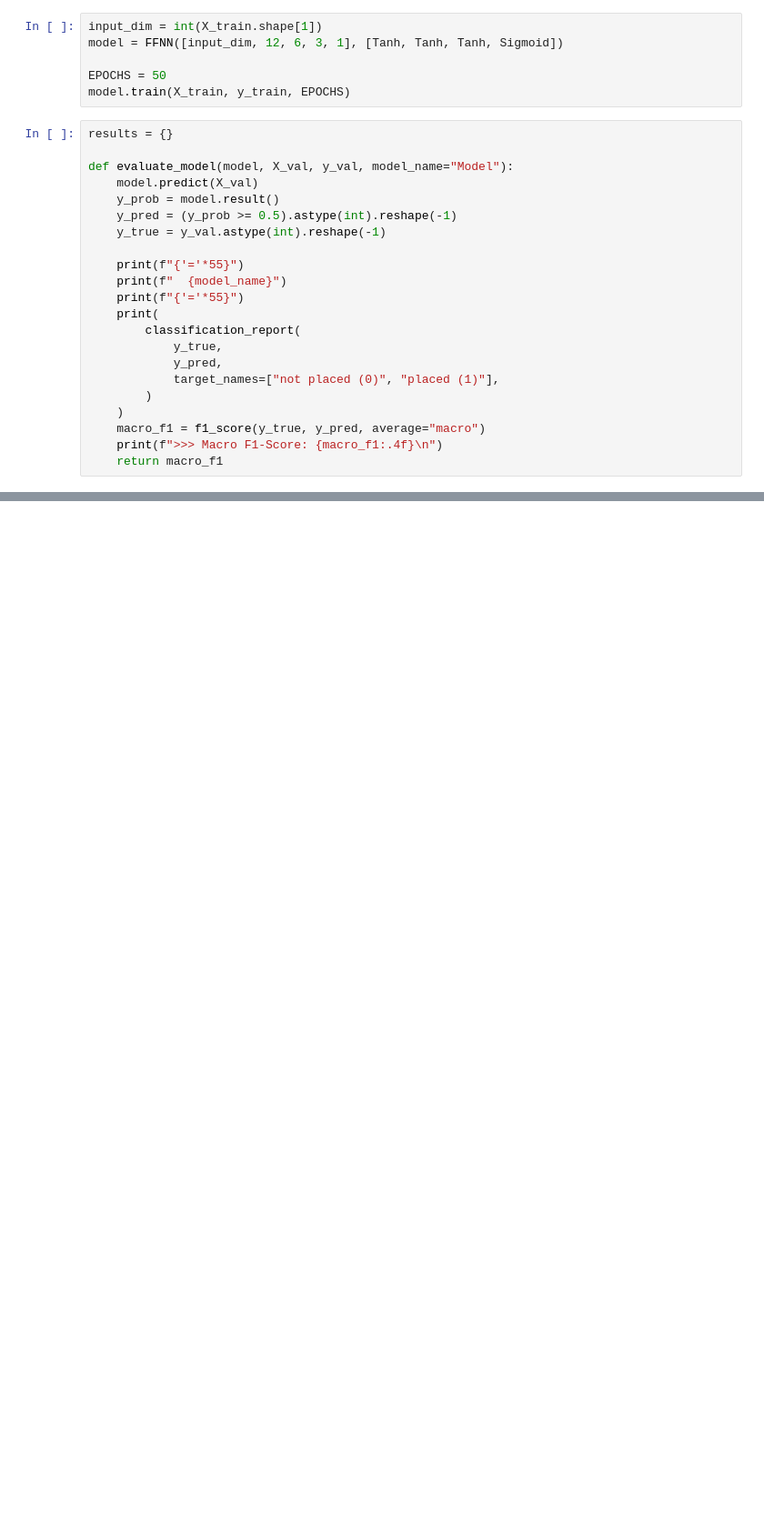
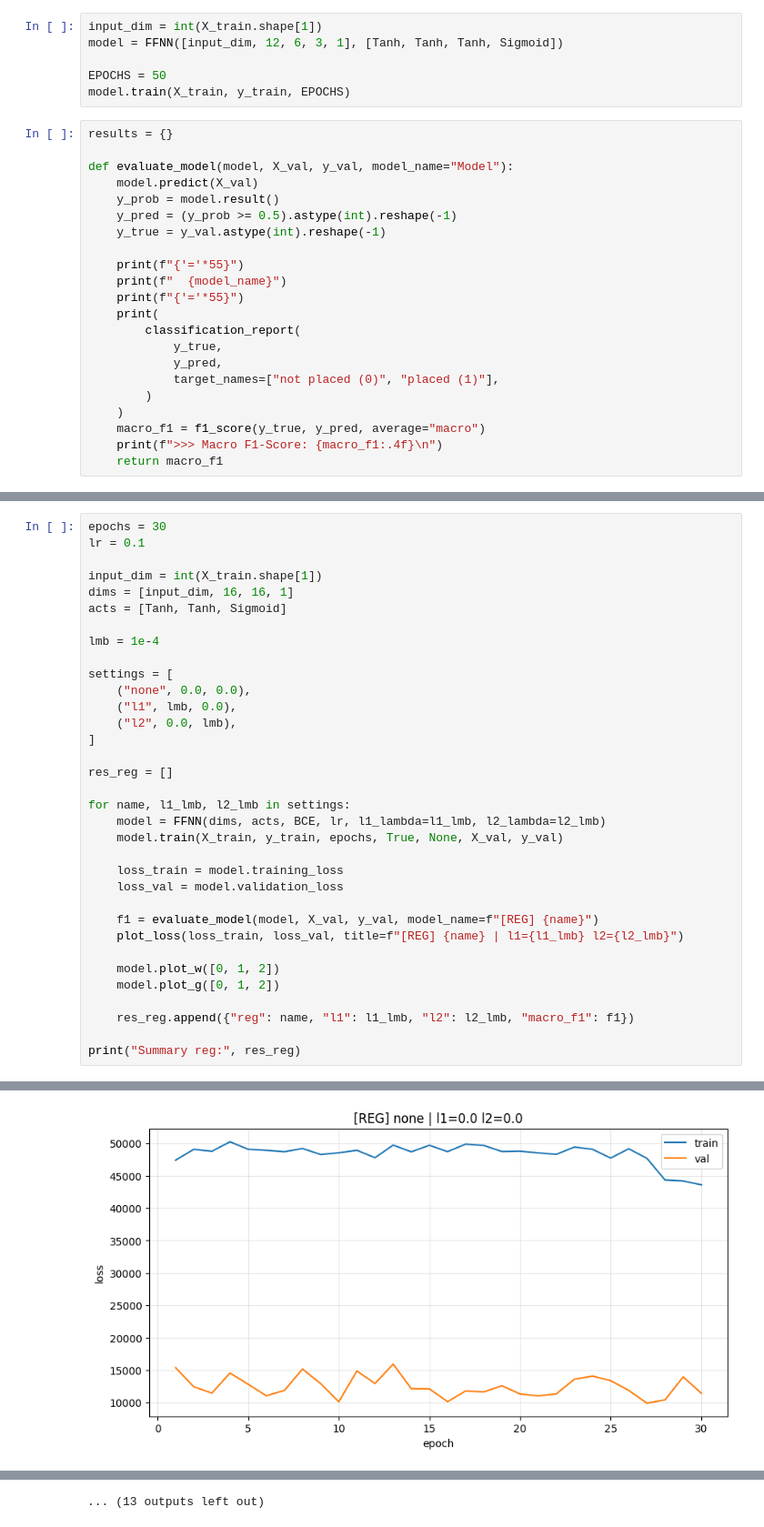
Before and after one commit to FaqihMSY/FFNN-from-scratch, a Jupyter notebook: main.ipynb, the cells around one changed output, grey strips where cells are left out. Shown at 91% size. Saved outputs shown, nothing was run; the diff lists cells and outputs as text; blank space fills up the shorter version.

```diff
--- a/main.ipynb
+++ b/main.ipynb
@@ -172,0 +500,35 @@ def evaluate_model(model, X_val, y_val, model_name="Model"):
+# %%
+epochs = 30
+lr = 0.1
+
+input_dim = int(X_train.shape[1])
+dims = [input_dim, 16, 16, 1]
+acts = [Tanh, Tanh, Sigmoid]
+
+lmb = 1e-4
+
+settings = [
+    ("none", 0.0, 0.0),
+    ("l1", lmb, 0.0),
+    ("l2", 0.0, lmb),
+]
+
+res_reg = []
+
+for name, l1_lmb, l2_lmb in settings:
+    model = FFNN(dims, acts, BCE, lr, l1_lambda=l1_lmb, l2_lambda=l2_lmb)
+    model.train(X_train, y_train, epochs, True, None, X_val, y_val)
+
+    loss_train = model.training_loss
+    loss_val = model.validation_loss
+
+    f1 = evaluate_model(model, X_val, y_val, model_name=f"[REG] {name}")
+    plot_loss(loss_train, loss_val, title=f"[REG] {name} | l1={l1_lmb} l2={l2_lmb}")
+
+    model.plot_w([0, 1, 2])
+    model.plot_g([0, 1, 2])
+
+    res_reg.append({"reg": name, "l1": l1_lmb, "l2": l2_lmb, "macro_f1": f1})
+
+print("Summary reg:", res_reg)
+# %% [output]
@@ -172,0 +548 @@ def evaluate_model(model, X_val, y_val, model_name="Model"):
+[figure, added]
@@ -172,0 +571 @@ def evaluate_model(model, X_val, y_val, model_name="Model"):
+... (13 outputs left out)
```
Also changed, not shown: parts of 18 cells of this notebook.
